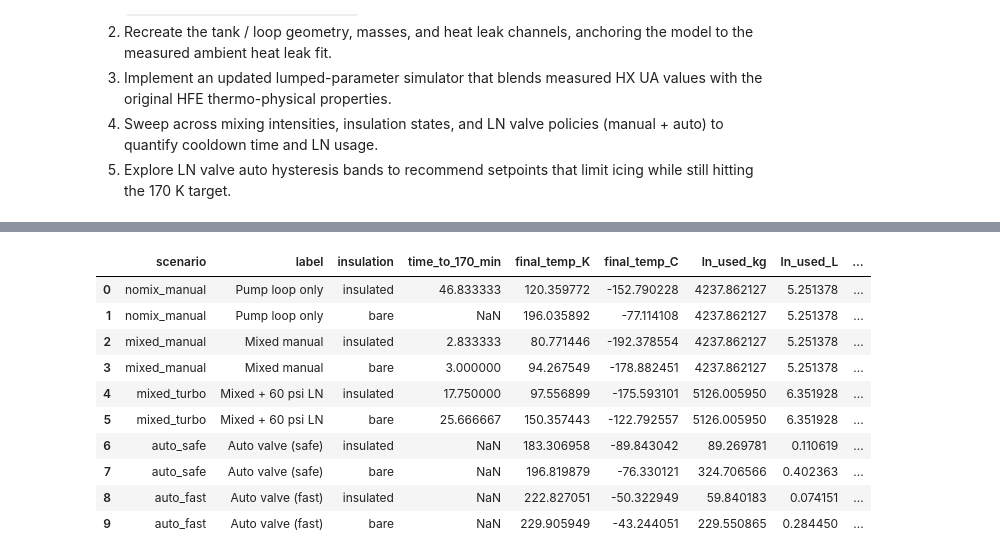
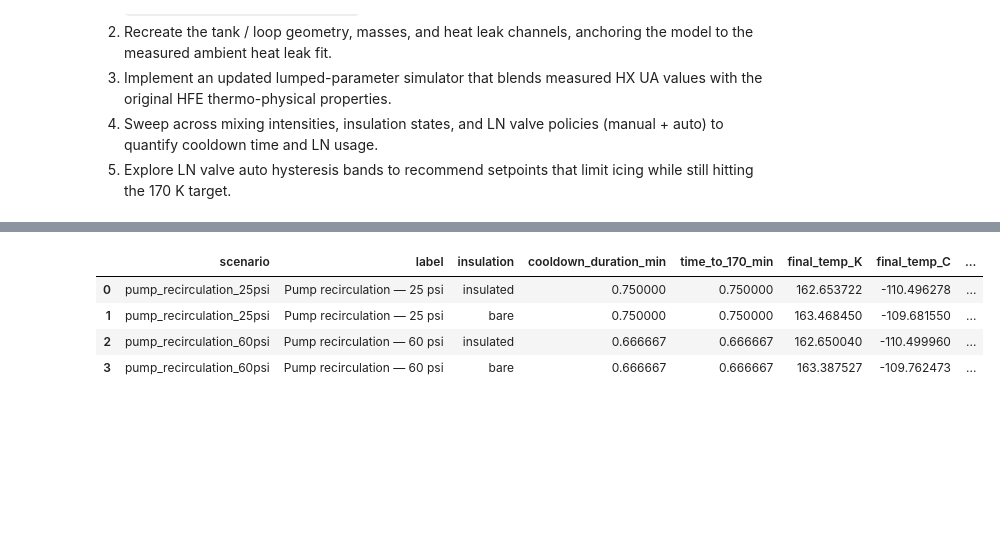
Before and after one commit to Pocar-Lab/hfe-system, a Jupyter notebook: analysis/notebooks/HFE_cooldown.ipynb, the cells around one changed output, grey strips where cells are left out. Drawn from its saved outputs; the diff is of its cells as text; code cells hidden in the pictures; blank space fills up the shorter version.

```diff
--- a/analysis/notebooks/HFE_cooldown.ipynb
+++ b/analysis/notebooks/HFE_cooldown.ipynb
@@ -109,5 +109,4 @@ Name: UA_median_W_per_K, dtype: float64
 # %%
-
 PSI_TO_PA = 6_894.75729
 LN_TUBING_ID_M = 3.87e-3
 LN_TUBING_AREA_M2 = np.pi * (LN_TUBING_ID_M / 2.0) ** 2
@@ -116,12 +115,12 @@ LN_LIQUID_DENSITY_KG_M3 = 807.0
 LN_FLOW_SCENARIOS = [
     {
         'key': 'baseline_25psi',
-        'label': 'Baseline 25 psi (Oct 21 & 23 runs)',
+        'label': 'Baseline 25 psi (pump recirculation)',
         'pressure_psi': 25.0,
     },
     {
-        'key': 'mixed_60psi',
-        'label': '60 psi mixed run',
+        'key': 'high_60psi',
+        'label': '60 psi (pump recirculation)',
         'pressure_psi': 60.0,
         'measured_outlet_velocity_ms': 25.0,
     },
@@ -154,6 +153,8 @@ ln_flow_df
 # %%
+# Geometry from the legacy simulator (dimensions are already validated on hardware)
+HEAT_LEAK_W = 15.5846  # W, measured during warm-up characterization (HX_performance_analysis)
+T_REF_WARM_K = 278.2561715481171  # K, average bath temperature during the 6-10 min baseline window
 
-# Geometry from the legacy simulator (dimensions are already validated on hardware)
 PROC_LEN_M = 4.5
 PROC_OD_M = 3.0 / 8.0 * 0.0254
 PROC_WALL_M = 0.035 * 0.0254
@@ -244,5 +337,4 @@ TOTAL_VOL_M3, M_STEEL_KG, LEAK_COEFFS
 # %%
-
 def lpm_to_m3s(flow_lpm: float) -> float:
     return flow_lpm / 60_000.0
 
@@ -257,6 +349,7 @@ def cp_hfe(T_K: float) -> float:
 
 H_FG_LN2_J_KG = 1.99e5
 SIM_DURATION_H = 6.0
+STOP_AFTER_TARGET = True
 MAX_DT_S = 5.0
 MIN_DT_S = 0.5
 # %%
@@ -461,40 +524,42 @@ scenarios
 # %%
-
 results = []
 for scenario in scenarios:
     for insulation_key in LEAK_COEFFS:
         sim = simulate_cooldown(scenario, insulation_key)
         results.append(sim)
 
 summary_rows = []
 for sim in results:
+    time_s = sim['time_s']
     temp_K = sim['temp_K']
     ln_used_kg = sim['ln_used_kg']
+    hx_power = sim['hx_power_W']
+
+    positive_power = hx_power[hx_power > 0.0]
+    avg_power = float(np.mean(positive_power)) if positive_power.size else 0.0
+    peak_power = float(np.max(hx_power)) if hx_power.size else 0.0
+    cooldown_duration_min = float(time_s[-1] / 60.0) if time_s.size else float('nan')
+
     summary_rows.append({
         'scenario': sim['scenario'].key,
         'label': sim['scenario'].label,
         'insulation': sim['insulation'],
+        'cooldown_duration_min': cooldown_duration_min,
         'time_to_170_min': sim['time_to_target_min'],
-        'final_temp_K': temp_K[-1],
-        'final_temp_C': temp_K[-1] - 273.15,
+        'final_temp_K': temp_K[-1] if temp_K.size else float('nan'),
+        'final_temp_C': (temp_K[-1] - 273.15) if temp_K.size else float('nan'),
         'ln_used_kg': ln_used_kg,
-        'ln_used_L': ln_used_kg / LN_LIQUID_DENSITY_KG_M3,
-        'valve_open_frac': sim['valve_state'].mean(),
-        'avg_hx_power_W': np.mean(sim['hx_power_W'][1:]),
-        'peak_hx_power_W': np.max(sim['hx_power_W']),
+        'ln_used_L': ln_used_kg / LN_LIQUID_DENSITY_KG_M3 * 1_000.0,
+        'valve_open_frac': sim.get('valve_open_frac', float(np.mean(sim['valve_state']))),
+        'avg_hx_power_W': avg_power,
+        'peak_hx_power_W': peak_power,
     })
 
 summary_df_out = pd.DataFrame(summary_rows)
 summary_df_out
 # %% [output]
-|  | scenario | label | insulation | time_to_170_min | final_temp_K | final_temp_C | ln_used_kg | ln_used_L | ... |
-| 0 | nomix_manual | Pump loop only | insulated | 46.833333 | 120.359772 | -152.790228 | 4237.862127 | 5.251378 | ... |
-| 1 | nomix_manual | Pump loop only | bare | NaN | 196.035892 | -77.114108 | 4237.862127 | 5.251378 | ... |
-| 2 | mixed_manual | Mixed manual | insulated | 2.833333 | 80.771446 | -192.378554 | 4237.862127 | 5.251378 | ... |
-| 3 | mixed_manual | Mixed manual | bare | 3.000000 | 94.267549 | -178.882451 | 4237.862127 | 5.251378 | ... |
-| 4 | mixed_turbo | Mixed + 60 psi LN | insulated | 17.750000 | 97.556899 | -175.593101 | 5126.005950 | 6.351928 | ... |
-| 5 | mixed_turbo | Mixed + 60 psi LN | bare | 25.666667 | 150.357443 | -122.792557 | 5126.005950 | 6.351928 | ... |
-| 6 | auto_safe | Auto valve (safe) | insulated | NaN | 183.306958 | -89.843042 | 89.269781 | 0.110619 | ... |
-| 7 | auto_safe | Auto valve (safe) | bare | NaN | 196.819879 | -76.330121 | 324.706566 | 0.402363 | ... |
-| 8 | auto_fast | Auto valve (fast) | insulated | NaN | 222.827051 | -50.322949 | 59.840183 | 0.074151 | ... |
-| 9 | auto_fast | Auto valve (fast) | bare | NaN | 229.905949 | -43.244051 | 229.550865 | 0.284450 | ... |
+|  | scenario | label | insulation | cooldown_duration_min | time_to_170_min | final_temp_K | final_temp_C | ... |
+| 0 | pump_recirculation_25psi | Pump recirculation — 25 psi | insulated | 0.750000 | 0.750000 | 162.653722 | -110.496278 | ... |
+| 1 | pump_recirculation_25psi | Pump recirculation — 25 psi | bare | 0.750000 | 0.750000 | 163.468450 | -109.681550 | ... |
+| 2 | pump_recirculation_60psi | Pump recirculation — 60 psi | insulated | 0.666667 | 0.666667 | 162.650040 | -110.499960 | ... |
+| 3 | pump_recirculation_60psi | Pump recirculation — 60 psi | bare | 0.666667 | 0.666667 | 163.387527 | -109.762473 | ... |
```
Also changed, not shown: parts of 11 cells of this notebook, 10 other files.
